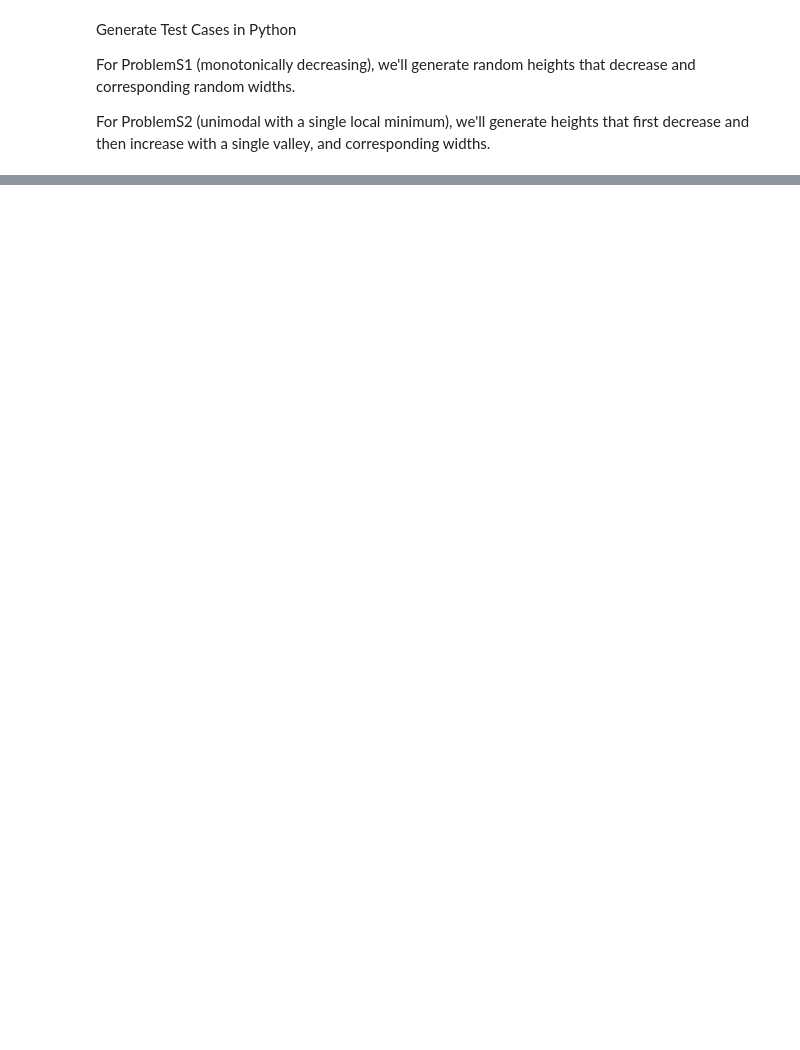
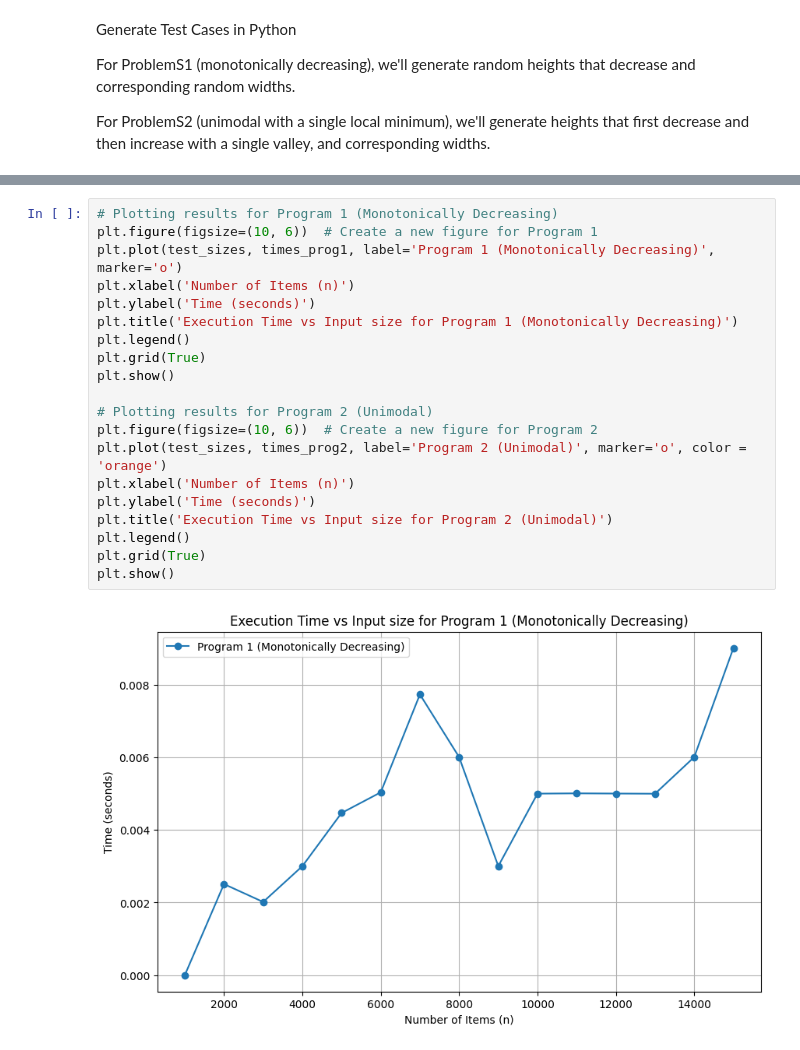
Before and after one commit to OzPol/COP4533_Group_Project, a Jupyter notebook: ExperimentalStudy/Milestone1_Experiment.ipynb, the cells around one changed output, grey strips where cells are left out. Drawn from its saved outputs; the diff is of its cells as text; blank space fills up the shorter version.

```diff
--- a/ExperimentalStudy/Milestone1_Experiment.ipynb
+++ b/ExperimentalStudy/Milestone1_Experiment.ipynb
@@ -145,0 +152,22 @@ Times for Program2 (unimodal): [0.0010957717895507812, 0.0009996891021728516, 0.
+# %%
+# Plotting results for Program 1 (Monotonically Decreasing)
+plt.figure(figsize=(10, 6))  # Create a new figure for Program 1
+plt.plot(test_sizes, times_prog1, label='Program 1 (Monotonically Decreasing)', marker='o')
+plt.xlabel('Number of Items (n)')
+plt.ylabel('Time (seconds)')
+plt.title('Execution Time vs Input size for Program 1 (Monotonically Decreasing)')
+plt.legend()
+plt.grid(True)
+plt.show()
+
+# Plotting results for Program 2 (Unimodal)
+plt.figure(figsize=(10, 6))  # Create a new figure for Program 2
+plt.plot(test_sizes, times_prog2, label='Program 2 (Unimodal)', marker='o', color = 'orange')
+plt.xlabel('Number of Items (n)')
+plt.ylabel('Time (seconds)')
+plt.title('Execution Time vs Input size for Program 2 (Unimodal)')
+plt.legend()
+plt.grid(True)
+plt.show()
+# %% [output]
+[figure, added]
```
Also changed, not shown: parts of 4 cells of this notebook, 2 other files.
